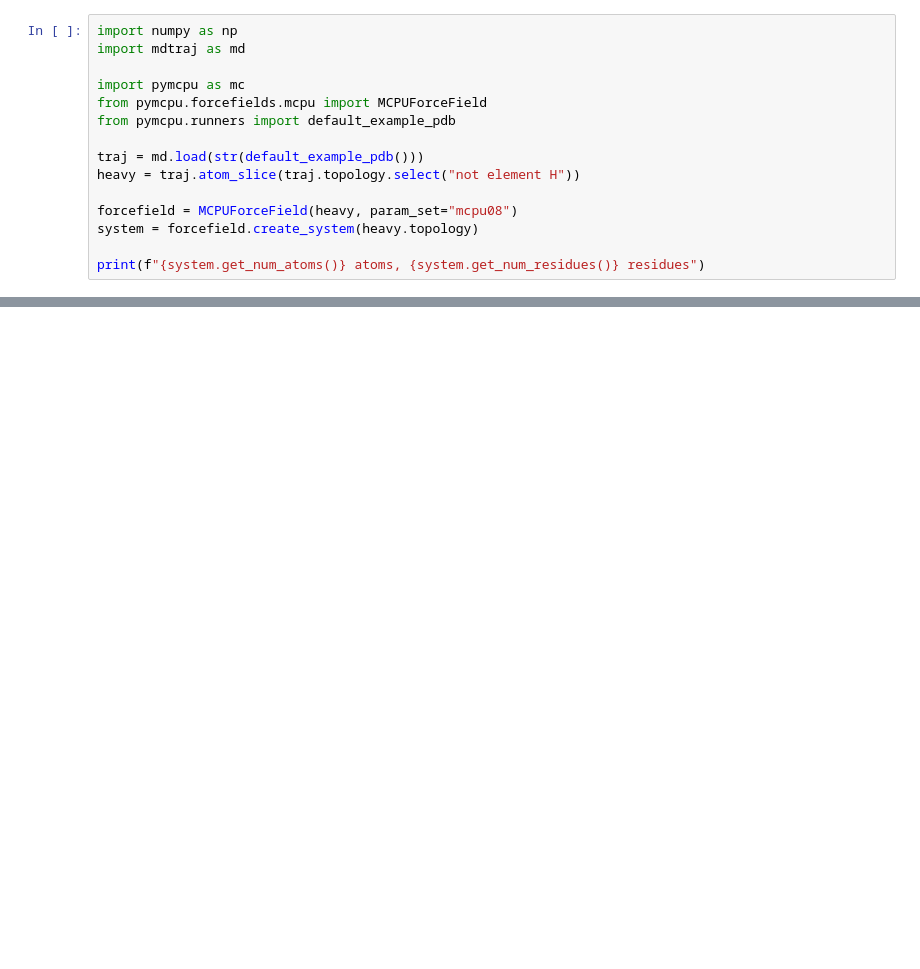
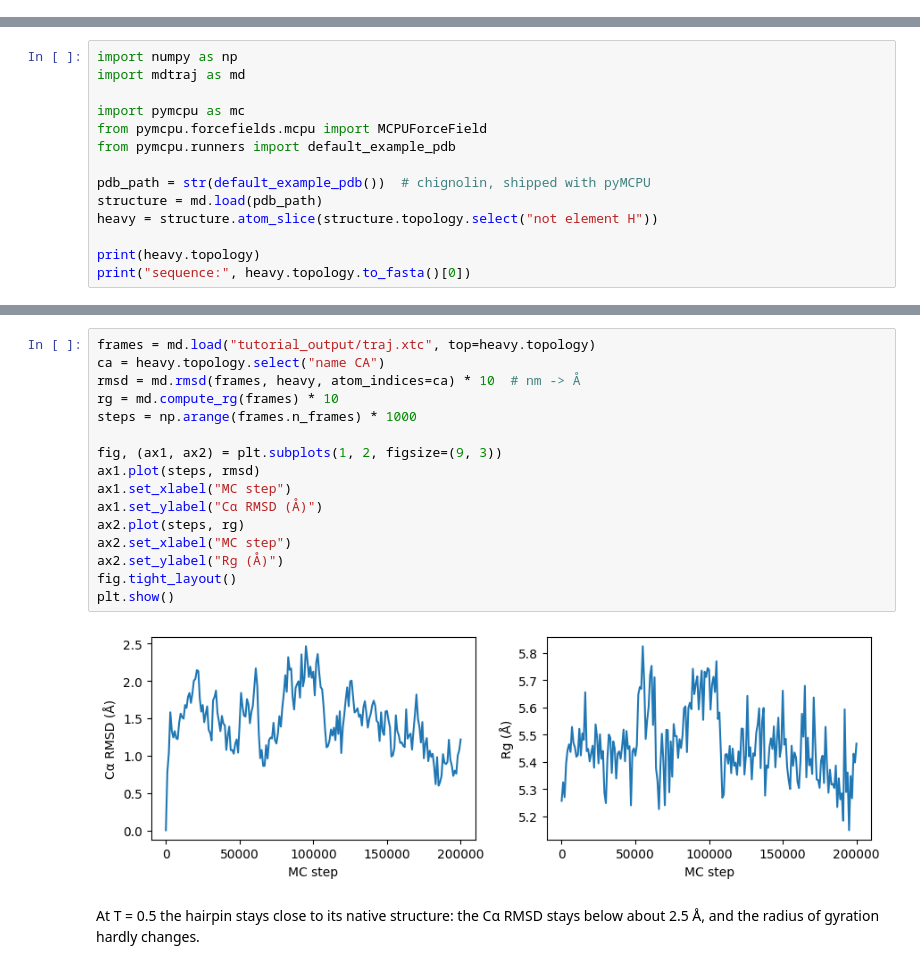
Before and after one commit to kibumpark-chem/pyMCPU, a Jupyter notebook: docs/tutorials/01_single_trajectory.ipynb, the cells around one changed output, grey strips where cells are left out. Cells and saved outputs as stored; diff of their text form; blank space fills up the shorter version.

```diff
--- a/docs/tutorials/01_single_trajectory.ipynb
+++ b/docs/tutorials/01_single_trajectory.ipynb
@@ -23,15 +0,0 @@ builds its own virtual amide hydrogens where it needs them.
-# %%
-import numpy as np
-import mdtraj as md
-
-import pymcpu as mc
-from pymcpu.forcefields.mcpu import MCPUForceField
-from pymcpu.runners import default_example_pdb
-
-traj = md.load(str(default_example_pdb()))
-heavy = traj.atom_slice(traj.topology.select("not element H"))
-
-forcefield = MCPUForceField(heavy, param_set="mcpu08")
-system = forcefield.create_system(heavy.topology)
-
-print(f"{system.get_num_atoms()} atoms, {system.get_num_residues()} residues")
@@ -105,0 +23,14 @@ print(energies[["step", "total", "mu", "hydrogen_bond"]].iloc[::20].to_string(in
+# %%
+import numpy as np
+import mdtraj as md
+
+import pymcpu as mc
+from pymcpu.forcefields.mcpu import MCPUForceField
+from pymcpu.runners import default_example_pdb
+
+pdb_path = str(default_example_pdb())  # chignolin, shipped with pyMCPU
+structure = md.load(pdb_path)
+heavy = structure.atom_slice(structure.topology.select("not element H"))
+
+print(heavy.topology)
+print("sequence:", heavy.topology.to_fasta()[0])
@@ -105,0 +190,21 @@ print(energies[["step", "total", "mu", "hydrogen_bond"]].iloc[::20].to_string(in
+# %%
+frames = md.load("tutorial_output/traj.xtc", top=heavy.topology)
+ca = heavy.topology.select("name CA")
+rmsd = md.rmsd(frames, heavy, atom_indices=ca) * 10  # nm -> Å
+rg = md.compute_rg(frames) * 10
+steps = np.arange(frames.n_frames) * 1000
+
+fig, (ax1, ax2) = plt.subplots(1, 2, figsize=(9, 3))
+ax1.plot(steps, rmsd)
+ax1.set_xlabel("MC step")
+ax1.set_ylabel("Cα RMSD (Å)")
+ax2.plot(steps, rg)
+ax2.set_xlabel("MC step")
+ax2.set_ylabel("Rg (Å)")
+fig.tight_layout()
+plt.show()
+# %% [output]
+[figure, added]
+# %% [markdown]
+At T = 0.5 the hairpin stays close to its native structure: the Cα RMSD
+stays below about 2.5 Å, and the radius of gyration hardly changes.
```
Also changed, not shown: parts of 43 cells of this notebook, 5 other files.
